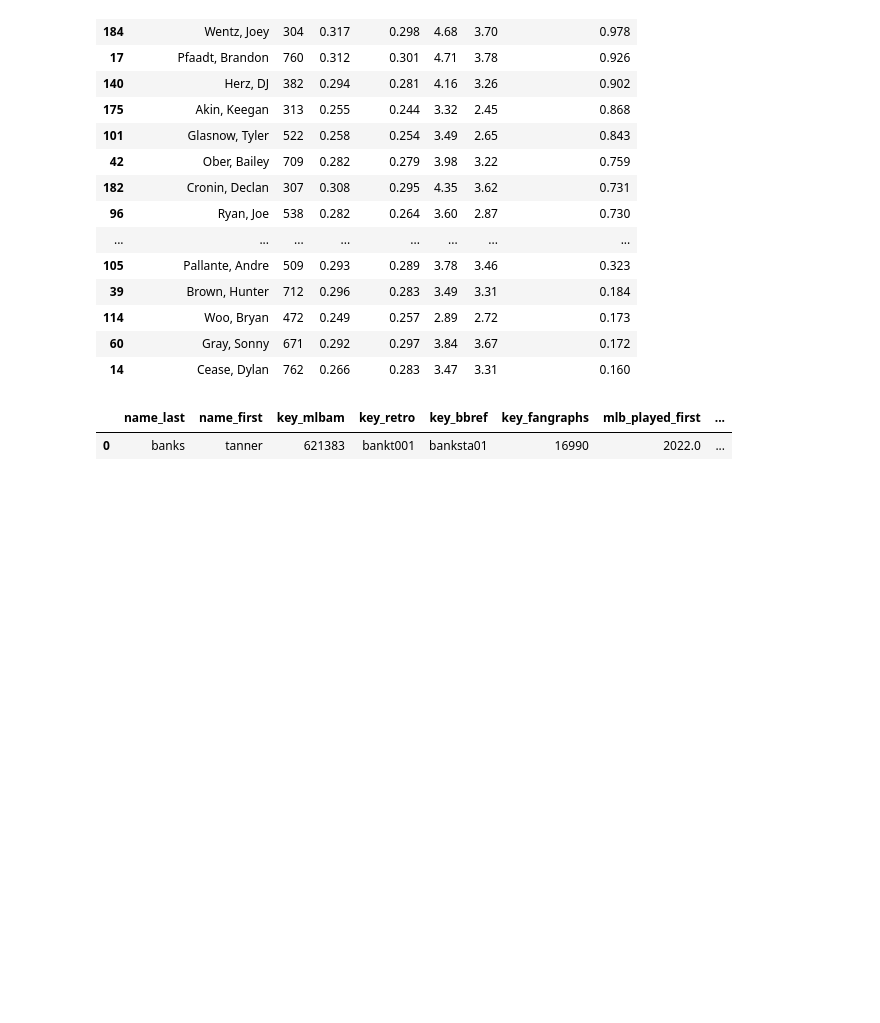
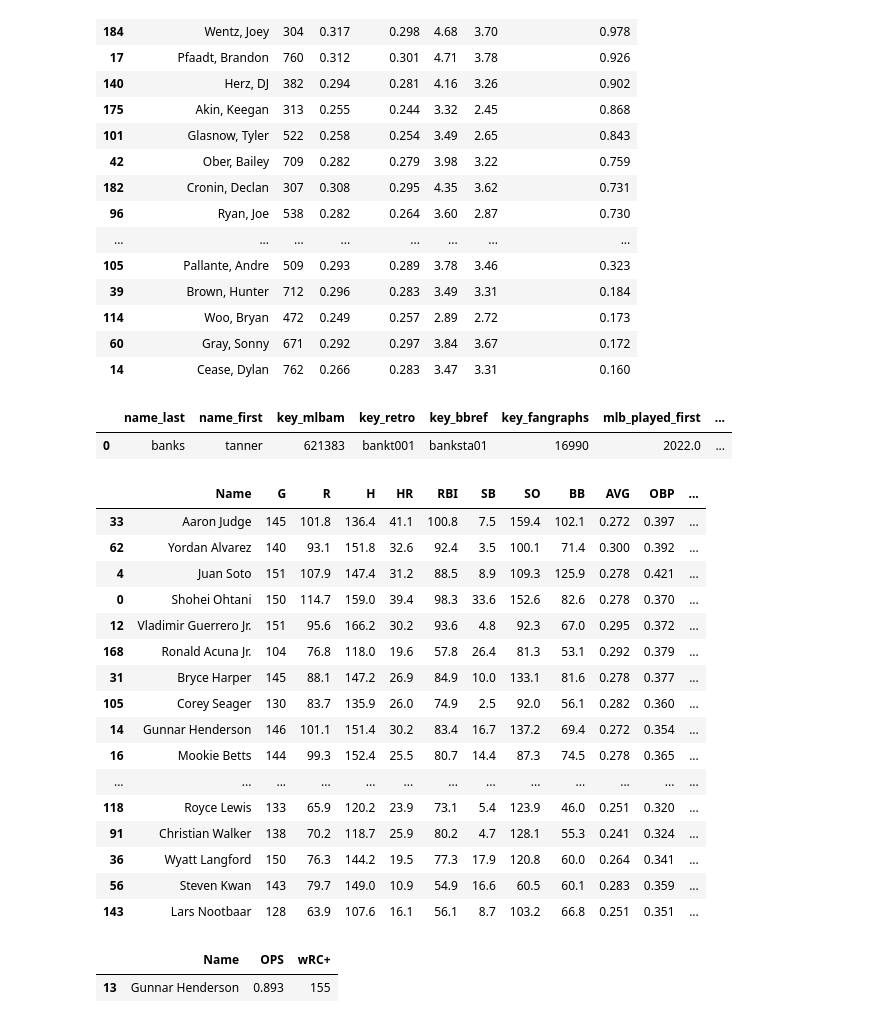
Before and after one commit to mineawesomeman/fantasy-bb-prep, a Jupyter notebook: gem-finder.ipynb, the cells around one changed output. Cells and saved outputs as stored; diff of their text form; code cells hidden in the pictures; blank space fills up the shorter version.

```diff
--- a/gem-finder.ipynb
+++ b/gem-finder.ipynb
@@ -15,5 +15,9 @@
 - Brandon Pfaadt
 # %%
 import pybaseball as pyb
+# %%
+import pandas as pd
+proj_h = pd.read_csv("datasources/razzball-hit.csv")
+proj_p = pd.read_csv("datasources/razzball-pitch.csv")
 # %%
 pitching = pyb.pitching_stats(start_season=2024, qual=120)
@@ -116,3 +122,28 @@ pyb.playerid_reverse_lookup([16990], "fangraphs")
 # %% [output]
 |  | name_last | name_first | key_mlbam | key_retro | key_bbref | key_fangraphs | mlb_played_first | ... |
 | 0 | banks | tanner | 621383 | bankt001 | banksta01 | 16990 | 2022.0 | ... |
+# %%
+proj_h.filter(items=["Name", "G", "R", "H", "HR", "RBI", "SB", "SO", "BB", "AVG", "OBP", "SLG", "OPS"]).sort_values("OPS", ascending=False).head(50)
+# %% [output]
+|  | Name | G | R | H | HR | RBI | SB | SO | BB | AVG | OBP | ... |
+| 33 | Aaron Judge | 145 | 101.8 | 136.4 | 41.1 | 100.8 | 7.5 | 159.4 | 102.1 | 0.272 | 0.397 | ... |
+| 62 | Yordan Alvarez | 140 | 93.1 | 151.8 | 32.6 | 92.4 | 3.5 | 100.1 | 71.4 | 0.300 | 0.392 | ... |
+| 4 | Juan Soto | 151 | 107.9 | 147.4 | 31.2 | 88.5 | 8.9 | 109.3 | 125.9 | 0.278 | 0.421 | ... |
+| 0 | Shohei Ohtani | 150 | 114.7 | 159.0 | 39.4 | 98.3 | 33.6 | 152.6 | 82.6 | 0.278 | 0.370 | ... |
+| 12 | Vladimir Guerrero Jr. | 151 | 95.6 | 166.2 | 30.2 | 93.6 | 4.8 | 92.3 | 67.0 | 0.295 | 0.372 | ... |
+| 168 | Ronald Acuna Jr. | 104 | 76.8 | 118.0 | 19.6 | 57.8 | 26.4 | 81.3 | 53.1 | 0.292 | 0.379 | ... |
+| 31 | Bryce Harper | 145 | 88.1 | 147.2 | 26.9 | 84.9 | 10.0 | 133.1 | 81.6 | 0.278 | 0.377 | ... |
+| 105 | Corey Seager | 130 | 83.7 | 135.9 | 26.0 | 74.9 | 2.5 | 92.0 | 56.1 | 0.282 | 0.360 | ... |
+| 14 | Gunnar Henderson | 146 | 101.1 | 151.4 | 30.2 | 83.4 | 16.7 | 137.2 | 69.4 | 0.272 | 0.354 | ... |
+| 16 | Mookie Betts | 144 | 99.3 | 152.4 | 25.5 | 80.7 | 14.4 | 87.3 | 74.5 | 0.278 | 0.365 | ... |
+| ... | ... | ... | ... | ... | ... | ... | ... | ... | ... | ... | ... | ... |
+| 118 | Royce Lewis | 133 | 65.9 | 120.2 | 23.9 | 73.1 | 5.4 | 123.9 | 46.0 | 0.251 | 0.320 | ... |
+| 91 | Christian Walker | 138 | 70.2 | 118.7 | 25.9 | 80.2 | 4.7 | 128.1 | 55.3 | 0.241 | 0.324 | ... |
+| 36 | Wyatt Langford | 150 | 76.3 | 144.2 | 19.5 | 77.3 | 17.9 | 120.8 | 60.0 | 0.264 | 0.341 | ... |
+| 56 | Steven Kwan | 143 | 79.7 | 149.0 | 10.9 | 54.9 | 16.6 | 60.5 | 60.1 | 0.283 | 0.359 | ... |
+| 143 | Lars Nootbaar | 128 | 63.9 | 107.6 | 16.1 | 56.1 | 8.7 | 103.2 | 66.8 | 0.251 | 0.351 | ... |
+# %%
+hitting.loc[hitting.Name == "Gunnar Henderson"].filter(items=["Name", "OPS", "wRC+"])
+# %% [output]
+|  | Name | OPS | wRC+ |
+| 13 | Gunnar Henderson | 0.893 | 155 |
```
Also changed, not shown: parts of 2 cells of this notebook, 4 other files.
